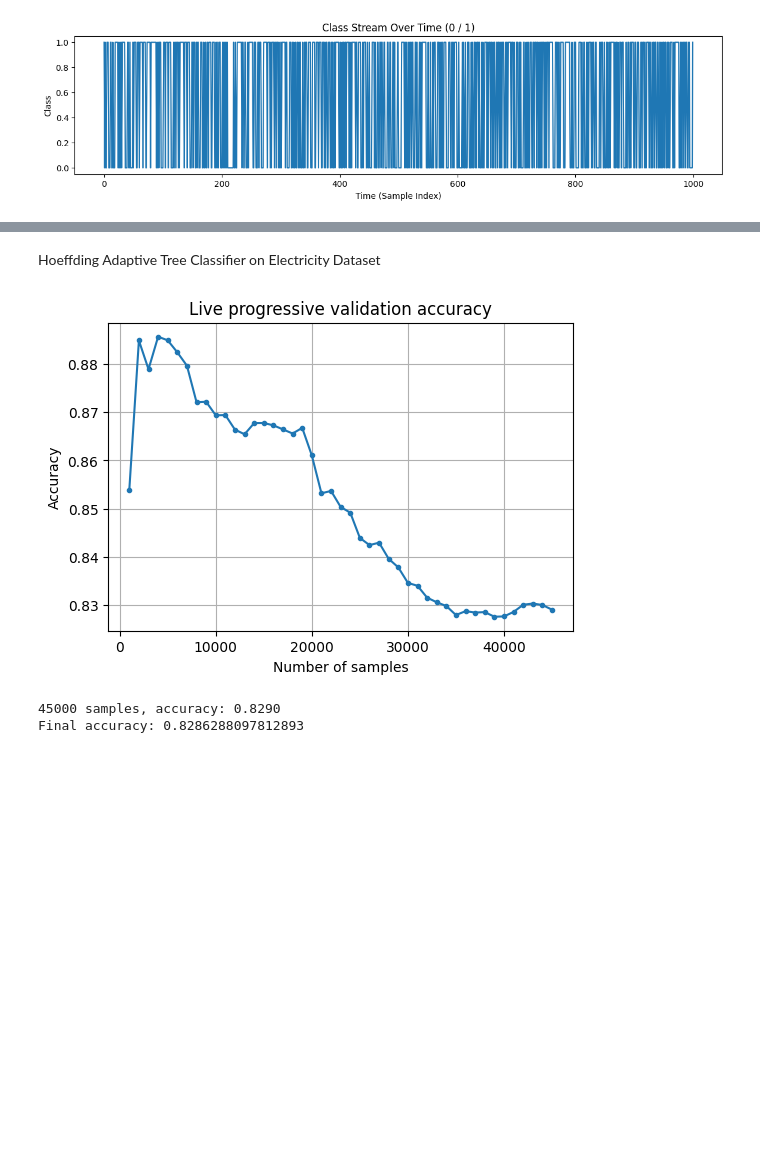
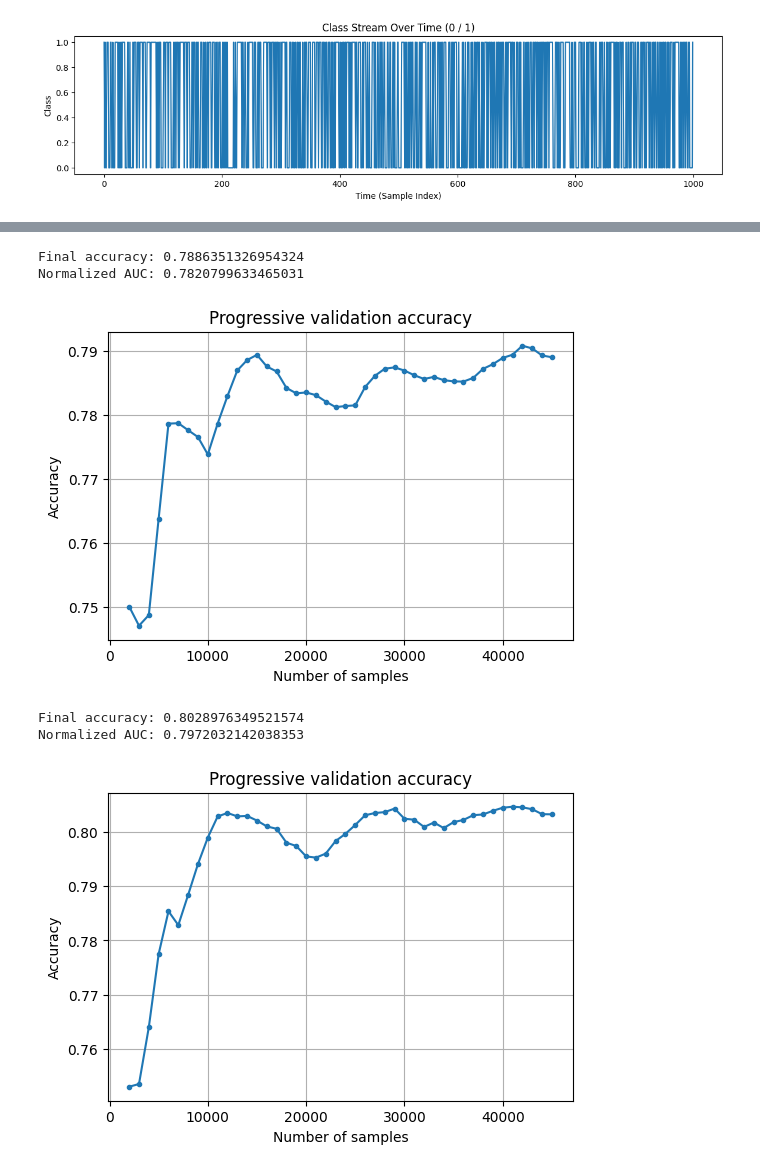
Before and after one commit to nitar31/elec2-streaming-analysis, a Jupyter notebook: electricity_analysis.ipynb, the cells around one changed output, grey strips where cells are left out. Drawn from its saved outputs; the diff is of its cells as text; code cells hidden in the pictures; blank space fills up the shorter version.

```diff
--- a/electricity_analysis.ipynb
+++ b/electricity_analysis.ipynb
@@ -215,43 +138,12 @@ Final accuracy: 0.7956346141113637
-# %% [markdown]
-Hoeffding Adaptive Tree Classifier on Electricity Dataset
-# %%
-model_hat = tree.HoeffdingAdaptiveTreeClassifier()
-metric = Accuracy()
-
-'''progressive_val_score(dataset=elec,
-                      model=model_hat,
-                      metric=metric,
-                      print_every=1000)'''
-
-steps = []
-accs  = []
-n_samples = 0
-
-for x, y in elec:
-    y_p = model_hat.predict_one(x)
-    if y_p is not None:
-        metric.update(y_true=y, y_pred=y_p)
-
-    model_hat.learn_one(x, y)
-    n_samples += 1
-
-    if n_samples % 1000 == 0:
-        steps.append(n_samples)
-        accs.append(metric.get())
-
-        clear_output(wait=True)
-        plt.figure(figsize=(6, 4))
-        plt.plot(steps, accs, marker=".")
-        plt.xlabel("Number of samples")
-        plt.ylabel("Accuracy")
-        plt.title("Live progressive validation accuracy")
-        plt.grid(True)
-        plt.show()
-
-        print(f"{n_samples} samples, accuracy: {metric.get():.4f}")
-
-print("Final accuracy:", metric.get())
-# %% [output]
-[figure, removed]
-45000 samples, accuracy: 0.8290
-Final accuracy: 0.8286288097812893
+# %%
+models_syn = [tree.HoeffdingTreeClassifier(), tree.HoeffdingAdaptiveTreeClassifier()]
+
+for model in models_syn:
+          train_evaluate(syn_stream,model)
+# %% [output]
+Final accuracy: 0.7886351326954324
+Normalized AUC: 0.7820799633465031
+[figure, added]
+Final accuracy: 0.8028976349521574
+Normalized AUC: 0.7972032142038353
+[figure, added]
```
Also changed, not shown: parts of 9 cells of this notebook.
